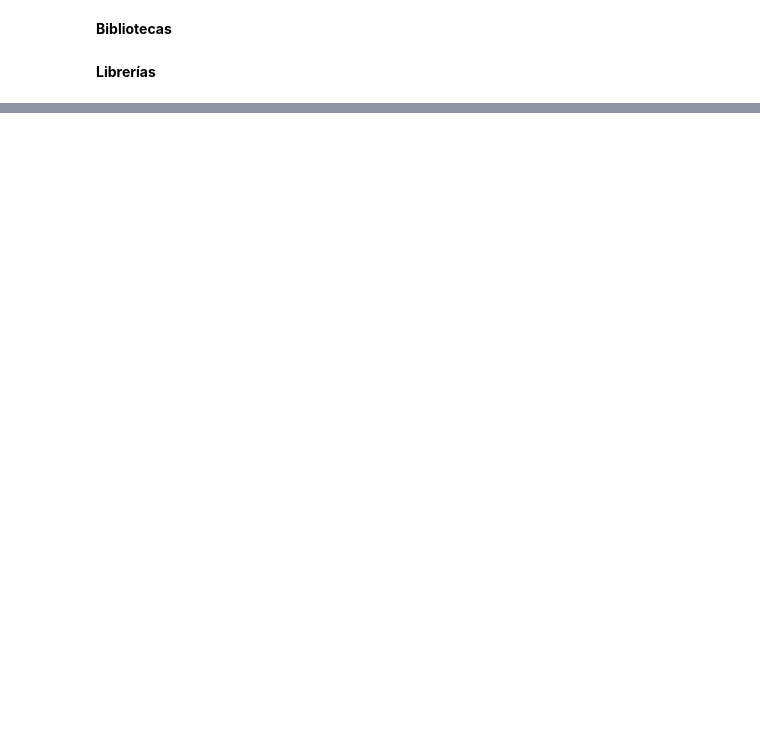
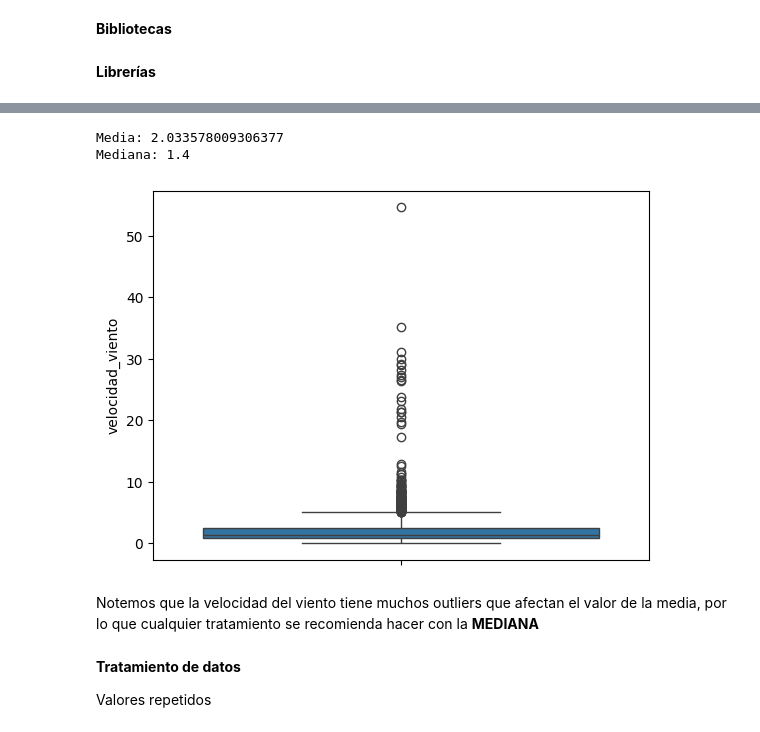
Before and after one commit to gluoneros/greenPredEnergy, a Jupyter notebook: Trabajo_Final.ipynb, the cells around one changed output, grey strips where cells are left out. Saved outputs shown, nothing was run; the diff lists cells and outputs as text; code cells hidden in the pictures; blank space fills up the shorter version.

```diff
--- a/Trabajo_Final.ipynb
+++ b/Trabajo_Final.ipynb
@@ -893,0 +253,5 @@ predicciones = naive_model.predict(x_prueba)
+# %%
+#Descarga y emuestra el dataset
+results2 = client.get("sgfv-3yp8", limit=3000)
+datos2 = pd.DataFrame.from_records(results2)
+datos2
@@ -893,0 +272,8 @@ predicciones = naive_model.predict(x_prueba)
+# %%
+#Agrupamiento de variables de interés
+df2 = pd.DataFrame(
+    {'municipio': datos2['municipio'],
+     'velocidad_viento': datos2['valorobservado']
+    }
+)
+df2
@@ -893,0 +310,3 @@ predicciones = naive_model.predict(x_prueba)
+# %%
+#pasar la columna velocidad_viento a numérico
+df2['velocidad_viento'] = pd.to_numeric(df2['velocidad_viento'], errors='coerce')
@@ -893,0 +320,14 @@ predicciones = naive_model.predict(x_prueba)
+# %%
+sns.boxplot(df2['velocidad_viento'])
+print('Media:',df2['velocidad_viento'].mean())
+print('Mediana:', df2['velocidad_viento'].median())
+# %% [output]
+Media: 2.033578009306377
+Mediana: 1.4
+[figure, added]
+# %% [markdown]
+Notemos que la velocidad del viento tiene muchos outliers que afectan el valor de la media, por lo que cualquier tratamiento se recomienda hacer con la **MEDIANA**
+# %% [markdown]
+**Tratamiento de datos**
+
+Valores repetidos
```
Also changed, not shown: parts of 214 cells of this notebook.
